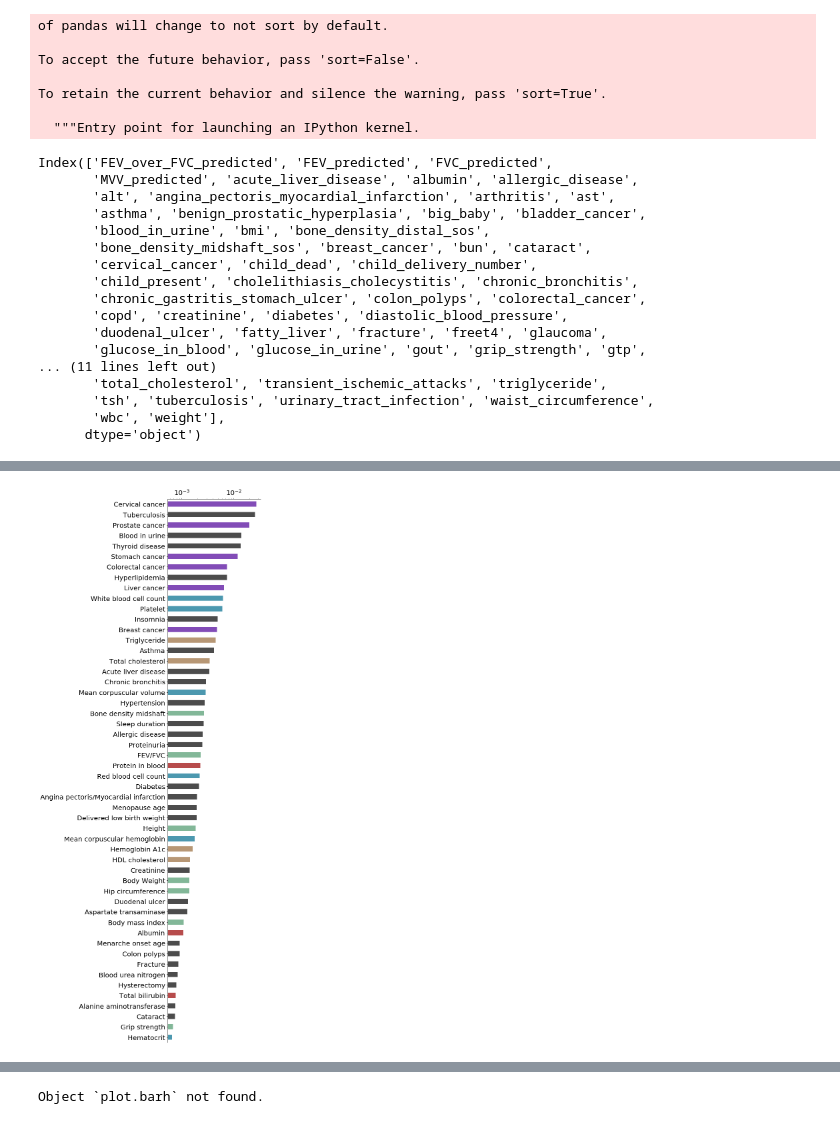
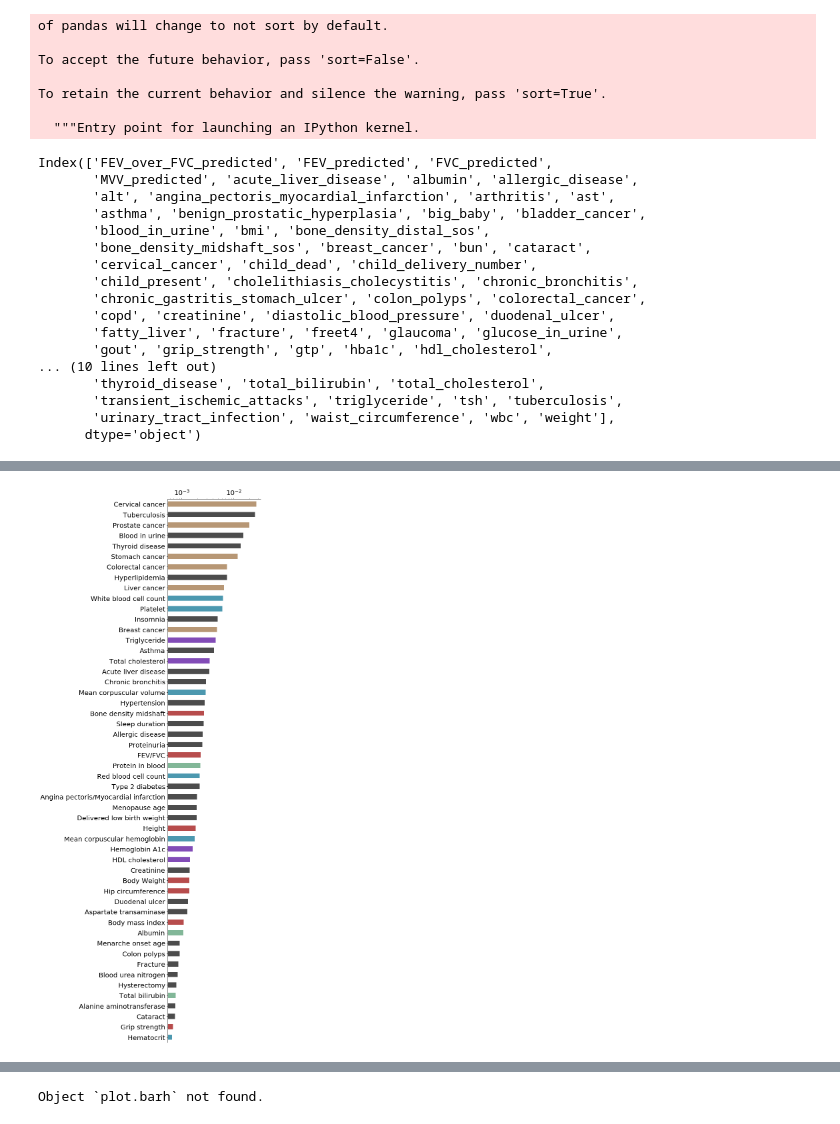
Before and after one commit to chanwkimlab/MHC_Kor_Assoc, a Jupyter notebook: 6_2_gcta_uni_result.ipynb, the cells around one changed output, grey strips where cells are left out. Cells and saved outputs as stored; diff of their text form; code cells hidden in the pictures.

```diff
--- a/6_2_gcta_uni_result.ipynb
+++ b/6_2_gcta_uni_result.ipynb
@@ -37,7 +37,7 @@ phenotypes.shape
 # %%
 assert (phenotypes.index!=plink_KCHIP_HLA_AA_SNP_1000G_fam['IID']).sum()==0
 # %%
-binary_continuous_traits=phenotypes.columns.difference(['age','sex','cohort'])
+binary_continuous_traits=phenotypes.columns.difference(['age','sex','cohort','diabetes'])
 binary_continuous_traits,len(binary_continuous_traits)
 # %% [output]
 (Index(['FEV_over_FVC_predicted', 'FEV_predicted', 'FVC_predicted',
@@ -60,3 +60,5 @@ binary_continuous_traits,len(binary_continuous_traits)
+# %%
+phenotype_name='t2_diabetes'
 # %%
 pheno=pd.read_csv(data_out_pheno_path+phenotype_name+'.phe',sep='\t',header=None,names=['FID','IID','pheno'])
 phenotype_type='binary' if len(pheno['pheno'][pheno['pheno']!=-9].value_counts())<3 else 'continuous'
@@ -155,13 +157,13 @@ Index(['FEV_over_FVC_predicted', 'FEV_predicted', 'FVC_predicted',
        'cervical_cancer', 'child_dead', 'child_delivery_number',
        'child_present', 'cholelithiasis_cholecystitis', 'chronic_bronchitis',
        'chronic_gastritis_stomach_ulcer', 'colon_polyps', 'colorectal_cancer',
-       'copd', 'creatinine', 'diabetes', 'diastolic_blood_pressure',
-       'duodenal_ulcer', 'fatty_liver', 'fracture', 'freet4', 'glaucoma',
-       'glucose_in_blood', 'glucose_in_urine', 'gout', 'grip_strength', 'gtp',
-... (11 lines left out)
-       'total_cholesterol', 'transient_ischemic_attacks', 'triglyceride',
-       'tsh', 'tuberculosis', 'urinary_tract_infection', 'waist_circumference',
-       'wbc', 'weight'],
+       'copd', 'creatinine', 'diastolic_blood_pressure', 'duodenal_ulcer',
+       'fatty_liver', 'fracture', 'freet4', 'glaucoma', 'glucose_in_urine',
+       'gout', 'grip_strength', 'gtp', 'hba1c', 'hdl_cholesterol',
+... (10 lines left out)
+       'thyroid_disease', 'total_bilirubin', 'total_cholesterol',
+       'transient_ischemic_attacks', 'triglyceride', 'tsh', 'tuberculosis',
+       'urinary_tract_infection', 'waist_circumference', 'wbc', 'weight'],
       dtype='object')
 # %%
 result_concat.loc[ 'rheumatoid_arthritis']
@@ -188,7 +190,7 @@ result_concat.to_csv(data_out_gcta_path+'result_uni.tsv',sep='\t')
 toplot=result_concat[result_concat['h2_liab']>0]
 toplot=toplot.sort_values('h2_liab',ascending=True).iloc[int(3*len(toplot)/10):]
 
-phenotype_info=pd.read_csv('data/phenotype_info.tsv',sep='\t',index_col=0)
+phenotype_info=pd.read_csv('data/phenotype_pubname.tsv',sep='\t',index_col=0)
 
 phenotype_info.loc[toplot.index]
 
@@ -204,34 +206,34 @@ for phenotype_category,row in phenotype_category_color.items():
 
     elif (phenotype_info.loc[toplot.index]['phenotype_category']==phenotype_category).sum()<3:
         phenotype_category_color[phenotype_category]=0
     else:
         phenotype_category_color[phenotype_category]=cnt;cnt+=1
 #print(phenotype_category_color)
 cmap_temp=plt.cm.rainbow(np.linspace(0,1,phenotype_category_color.max()))
 cmap_temp=[[color[0]*0.6,color[1]*0.6,color[2]*0.6,color[3]] for color in cmap_temp]
 np.random.shuffle(cmap_temp)
 cmap_temp=np.concatenate(([[0,0,0,1]],cmap_temp))
 #print(phenotype_category_color)
 phenotype_category_color=phenotype_category_color.map(lambda x: cmap_temp[int(x)])
 
 colors=phenotype_category_color.loc[phenotype_info.loc[toplot.index]['phenotype_category']].values
 
 toplot.index=phenotype_info.loc[toplot.index]['phenotype_name_publication']
 
 ax=toplot['h2_liab'].plot.barh(linewidth=0.1,color=colors,alpha=0.7)
 
 plt.ylabel('')
 plt.xlabel('')
 
 ax.xaxis.set_ticks_position('top')
 ax.spines['right'].set_visible(False)
 ax.spines['bottom'].set_visible(False)
 
 plt.xscale('log')
 
 plt.savefig('figure_h2.svg', bbox_inches='tight')
 # %% [output]
-[figure, old version]
+[figure, new version]
 # %%
 phenotype_category_color
 # %% [output]
```
Also changed, not shown: parts of 5 cells of this notebook, 18 other files.
